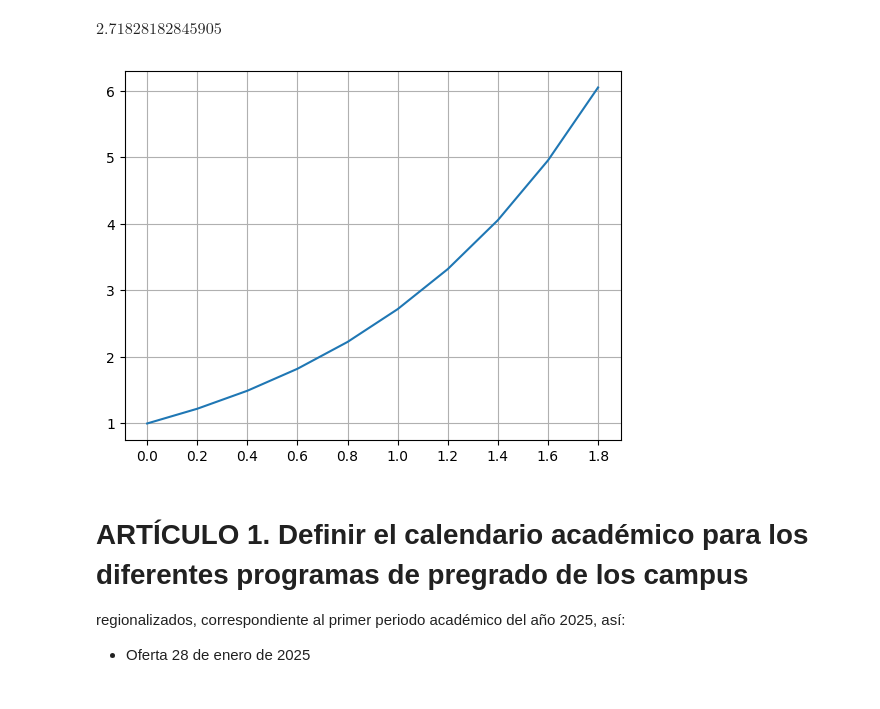
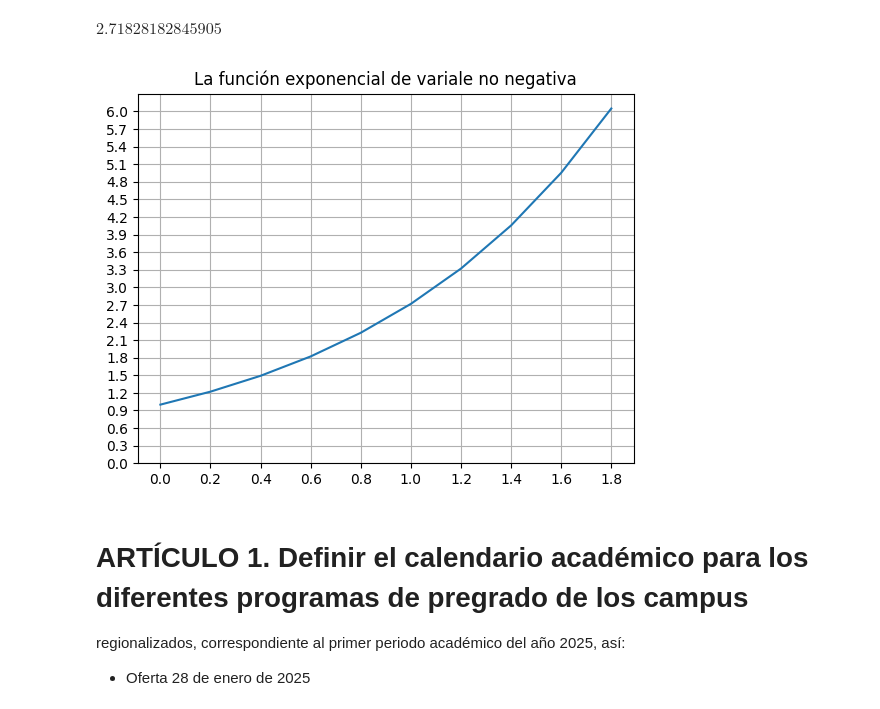
Before and after one commit to marco-canas/investigacion_en_asesoria, a Jupyter notebook: 2_secuencia_accio_espacio_asesoria_invest/2_Diseño_Proceso_IAE/Intervencion/asesorias/asesoria_integracion/1_integracion_inde_def.ipynb, the cells around one changed output. Cells and saved outputs as stored; diff of their text form; code cells hidden in the pictures.

```diff
--- a/2_secuencia_accio_espacio_asesoria_invest/2_Diseño_Proceso_IAE/Intervencion/asesorias/asesoria_integracion/1_integracion_inde_def.ipynb
+++ b/2_secuencia_accio_espacio_asesoria_invest/2_Diseño_Proceso_IAE/Intervencion/asesorias/asesoria_integracion/1_integracion_inde_def.ipynb
@@ -757,17 +1036,17 @@ $\displaystyle 2.71828182845905$
 # %%
 import numpy as np
 
 import matplotlib.pyplot as plt
 
 t = np.arange(0, 2, 0.2)
 
-exponencial = np.exp(t)
-
-plt.plot(t, exponencial)
+plt.title('La función exponencial de variale no negativa')
+plt.plot(t, np.exp(t))
 plt.xticks(np.arange(0, 2, 0.2))
+plt.yticks(np.arange(0, 6.2, 0.3))
 plt.grid()
 # %% [output]
-[figure, old version]
+[figure, new version]
 # %% [markdown]
 # ARTÍCULO 1. Definir el calendario académico para los diferentes programas de pregrado de los campus
 regionalizados, correspondiente al primer periodo académico del año 2025, así:
```
Also changed, not shown: parts of 72 cells of this notebook, 3 other files.
